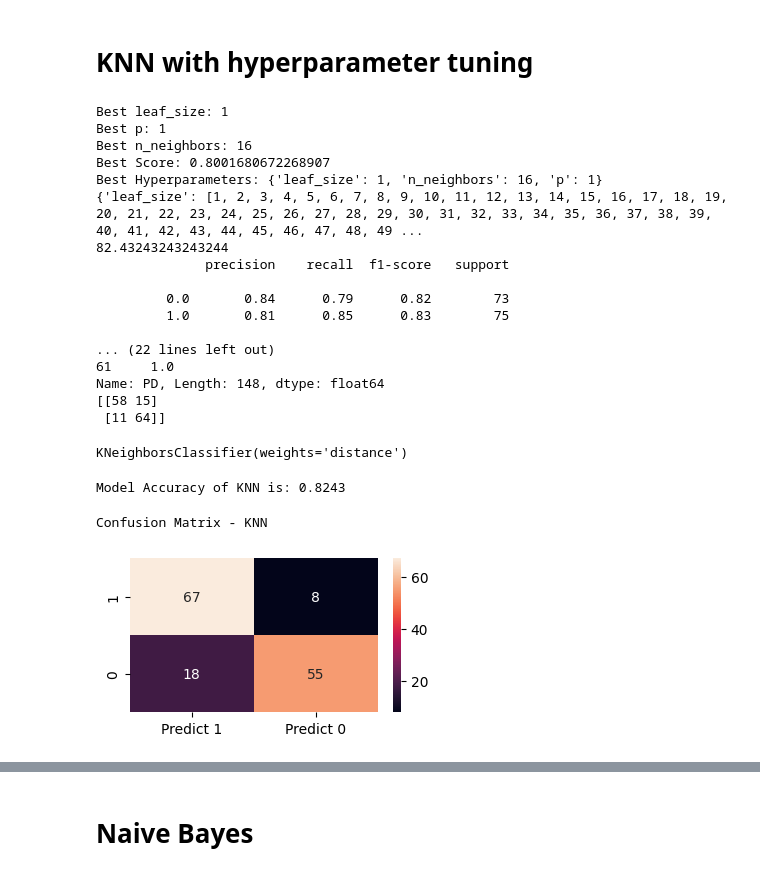
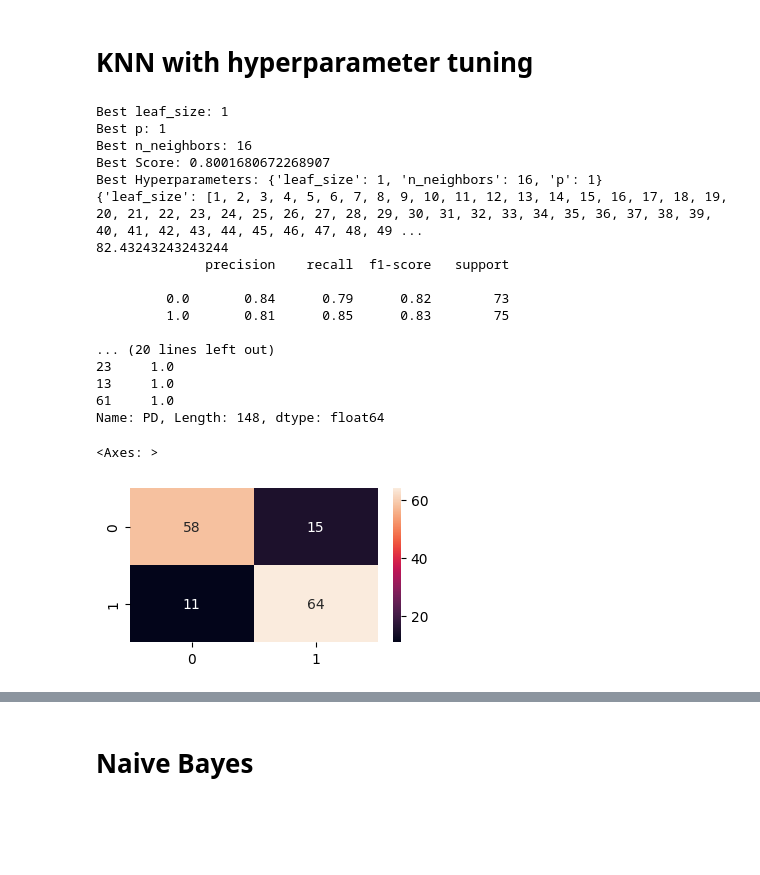
Before and after one commit to tomasfgon/Predictive-models-Parkinson, a Jupyter notebook: src/italian_modeling.ipynb, the cells around one changed output, grey strips where cells are left out. Drawn from its saved outputs; the diff is of its cells as text; code cells hidden in the pictures; blank space fills up the shorter version.

```diff
--- a/src/italian_modeling.ipynb
+++ b/src/italian_modeling.ipynb
@@ -194,61 +261,37 @@ y_pred_knn_2 = best_model.predict(X_test)
 conf_matrix_knn_2 = confusion_matrix(y_test, y_pred_knn_2)
 
 accuracy_knn_2 = ((conf_matrix_knn_2[0,0] + conf_matrix_knn_2[1,1])/(conf_matrix_knn_2[0,0] +conf_matrix_knn_2[0,1]+conf_matrix_knn_2[1,0]+conf_matrix_knn_2[1,1]))*100
 
 
 print(accuracy_knn_2)
 
 #Checking performance our model with classification report.
 print(classification_report(y_test, y_pred_knn_2))
 #Checking performance our model with ROC Score.
 print(roc_auc_score(y_test, y_pred_knn_2))
 
 print(y_pred_knn_2)
 print(y_test)
 
-print(conf_matrix_knn_2)
+plt.figure(figsize = (4,2))
+sns.heatmap(conf_matrix_knn_2, annot=True)
 # %% [output]
 Best leaf_size: 1
 Best p: 1
 Best n_neighbors: 16
 Best Score: 0.8001680672268907
 Best Hyperparameters: {'leaf_size': 1, 'n_neighbors': 16, 'p': 1}
 {'leaf_size': [1, 2, 3, 4, 5, 6, 7, 8, 9, 10, 11, 12, 13, 14, 15, 16, 17, 18, 19, 20, 21, 22, 23, 24, 25, 26, 27, 28, 29, 30, 31, 32, 33, 34, 35, 36, 37, 38, 39, 40, 41, 42, 43, 44, 45, 46, 47, 48, 49 ...
 82.43243243243244
               precision    recall  f1-score   support
 
          0.0       0.84      0.79      0.82        73
          1.0       0.81      0.85      0.83        75
 
-... (22 lines left out)
+... (20 lines left out)
+23     1.0
+13     1.0
 61     1.0
 Name: PD, Length: 148, dtype: float64
-[[58 15]
- [11 64]]
+<Axes: >
+[figure, added]
-# %%
-# Call Nearest Neighbour algorithm and fit the model on train data
-NNH = KNeighborsClassifier(n_neighbors= 5 , weights = 'distance' )
-NNH.fit(X_train, np.ravel(y_train,order='C'))
-# %% [output]
-KNeighborsClassifier(weights='distance')
-# %%
-# For every test data point, predict it's label based on 5 nearest neighbours in this model.
-#The majority class will be assigned to the test data point
-
-y_predict_KNN = NNH.predict(X_test)
-model_score_KNN = NNH.score(X_test, y_test)
-
-print("Model Accuracy of KNN is: {0:.4f}".format(model_score_KNN))
-print()
-# %% [output]
-Model Accuracy of KNN is: 0.8243
-# %%
-print("Confusion Matrix - KNN")
-cm=metrics.confusion_matrix(y_test, y_predict_KNN, labels=[1, 0])
-df_cm = pd.DataFrame(cm, index = [i for i in ["1","0"]],
-                  columns = [i for i in ["Predict 1","Predict 0"]])
-plt.figure(figsize = (4,2))
-sns.heatmap(df_cm, annot=True);
-# %% [output]
-Confusion Matrix - KNN
-[figure, removed]
```
Also changed, not shown: parts of 14 cells of this notebook, 1 other file.
